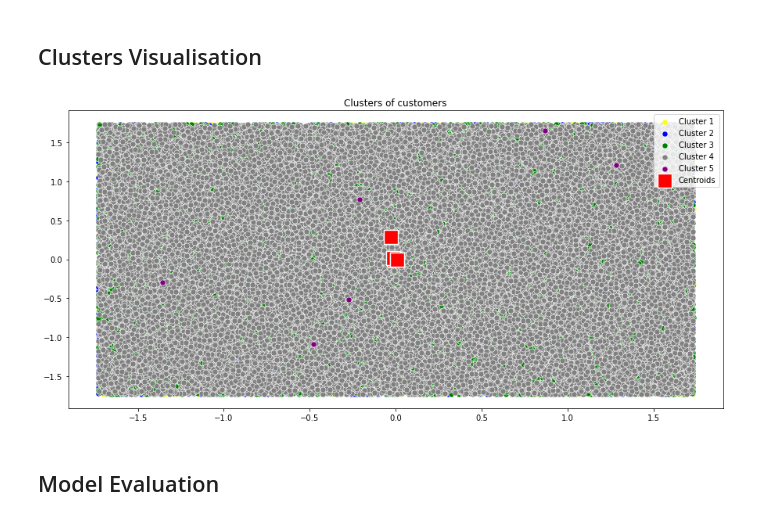
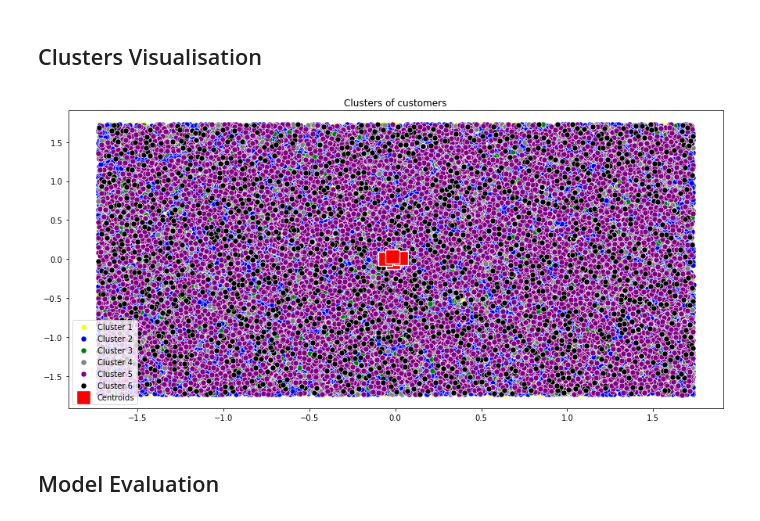
Before and after one commit to lynda-trad/Orders-Customer-Segmentation, a Jupyter notebook: Customer-Segmentation.ipynb, the cells around one changed output. Saved outputs shown, nothing was run; the diff lists cells and outputs as text; code cells hidden in the pictures.

Commit message:
merging datasets

```diff
--- a/Customer-Segmentation.ipynb
+++ b/Customer-Segmentation.ipynb
@@ -49,0 +86,4 @@ data
+# %%
+item = pd.read_csv("./resources/olist_order_items_dataset.csv", encoding='utf-8', sep=',')
+data = data.merge(item, on= "order_id")
+data
@@ -49,0 +104,12 @@ data
+# %%
+# Removing unneccessary features
+data.pop('order_purchase_timestamp')
+data.pop('order_approved_at')
+data.pop('order_delivered_carrier_date')
+data.pop('order_delivered_customer_date')
+data.pop('order_estimated_delivery_date')
+data.pop('review_comment_title')
+data.pop('review_comment_message')
+data.pop('review_creation_date')
+data.pop('review_answer_timestamp')
+data
@@ -50,3 +147,5 @@ data
+# %%
+data = data.head(80000)
 # %% [markdown]
 ## Missing Values
 # %%
@@ -136,7 +239,7 @@ plt.show()
 # %% [markdown]
 ## Model Fitting
 # %%
-k = 5
+k = 6
 kmeans = KMeans(n_clusters = k, init = 'k-means++', random_state = 42)
 y_kmeans = kmeans.fit_predict(X)
 # %% [markdown]
@@ -144,18 +247,20 @@ y_kmeans = kmeans.fit_predict(X)
 # %%
 plt.figure(figsize=(15,7))
 sns.scatterplot(X[y_kmeans == 0, 0], X[y_kmeans == 0, 1], color = 'yellow', label = 'Cluster 1',s=50)
 sns.scatterplot(X[y_kmeans == 1, 0], X[y_kmeans == 1, 1], color = 'blue', label = 'Cluster 2',s=50)
 sns.scatterplot(X[y_kmeans == 2, 0], X[y_kmeans == 2, 1], color = 'green', label = 'Cluster 3',s=50)
 sns.scatterplot(X[y_kmeans == 3, 0], X[y_kmeans == 3, 1], color = 'grey', label = 'Cluster 4',s=50)
 sns.scatterplot(X[y_kmeans == 4, 0], X[y_kmeans == 4, 1], color = 'purple', label = 'Cluster 5',s=50)
+sns.scatterplot(X[y_kmeans == 5, 0], X[y_kmeans == 5, 1], color = 'black', label = 'Cluster 6',s=50)
+sns.scatterplot(X[y_kmeans == 6, 0], X[y_kmeans == 6, 1], color = 'orange', label = 'Cluster 7',s=50)
 sns.scatterplot(kmeans.cluster_centers_[:, 0], kmeans.cluster_centers_[:, 1], color = 'red',
                 label = 'Centroids',s=300,marker=',')
 plt.grid(False)
 plt.title('Clusters of customers')
 plt.legend()
 plt.show()
 # %% [output]
-[figure, old version]
+[figure, new version]
 # %% [markdown]
 ## Model Evaluation
 # %%
```
Also changed, not shown: parts of 13 cells of this notebook.
